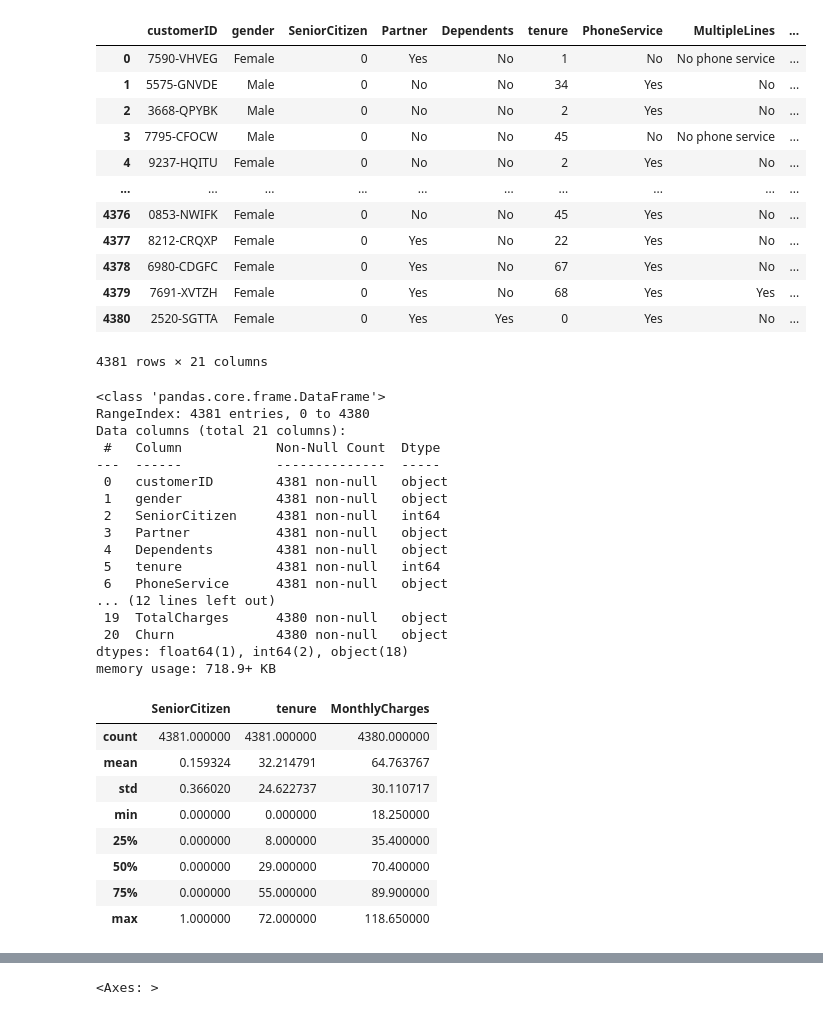
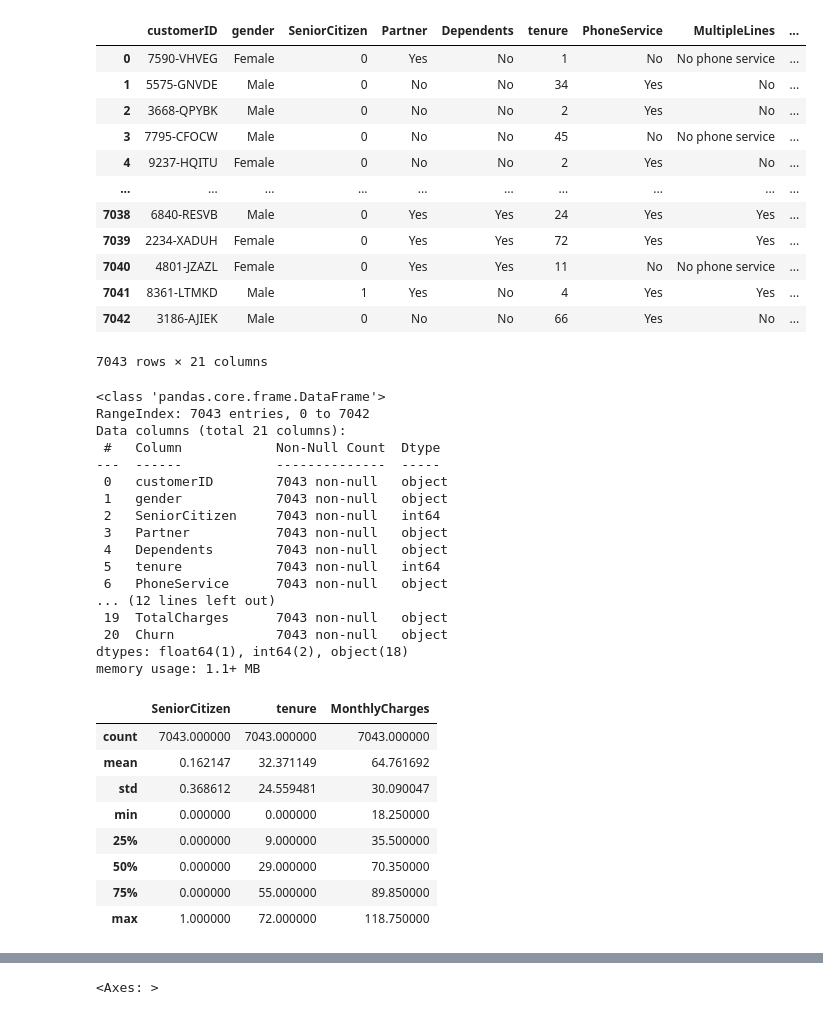
Before and after one commit to MohamedBOUKHALI/churn_prediction_project, a Jupyter notebook: EDA.ipynb, the cells around one changed output, grey strips where cells are left out. Cells and saved outputs as stored; diff of their text form; code cells hidden in the pictures.

```diff
--- a/EDA.ipynb
+++ b/EDA.ipynb
@@ -1,52 +1,52 @@
 # %%
 import pandas as pd
 
-df = pd.read_csv("Data.csv")
+df = pd.read_csv("data3.csv")
 df
 # %% [output]
 |  | customerID | gender | SeniorCitizen | Partner | Dependents | tenure | PhoneService | MultipleLines | ... |
 | 0 | 7590-VHVEG | Female | 0 | Yes | No | 1 | No | No phone service | ... |
 | 1 | 5575-GNVDE | Male | 0 | No | No | 34 | Yes | No | ... |
 | 2 | 3668-QPYBK | Male | 0 | No | No | 2 | Yes | No | ... |
 | 3 | 7795-CFOCW | Male | 0 | No | No | 45 | No | No phone service | ... |
 | 4 | 9237-HQITU | Female | 0 | No | No | 2 | Yes | No | ... |
 | ... | ... | ... | ... | ... | ... | ... | ... | ... | ... |
-| 4376 | 0853-NWIFK | Female | 0 | No | No | 45 | Yes | No | ... |
-| 4377 | 8212-CRQXP | Female | 0 | Yes | No | 22 | Yes | No | ... |
-| 4378 | 6980-CDGFC | Female | 0 | Yes | No | 67 | Yes | No | ... |
-| 4379 | 7691-XVTZH | Female | 0 | Yes | No | 68 | Yes | Yes | ... |
-| 4380 | 2520-SGTTA | Female | 0 | Yes | Yes | 0 | Yes | No | ... |
+| 7038 | 6840-RESVB | Male | 0 | Yes | Yes | 24 | Yes | Yes | ... |
+| 7039 | 2234-XADUH | Female | 0 | Yes | Yes | 72 | Yes | Yes | ... |
+| 7040 | 4801-JZAZL | Female | 0 | Yes | Yes | 11 | No | No phone service | ... |
+| 7041 | 8361-LTMKD | Male | 1 | Yes | No | 4 | Yes | Yes | ... |
+| 7042 | 3186-AJIEK | Male | 0 | No | No | 66 | Yes | No | ... |
-4381 rows × 21 columns
+7043 rows × 21 columns
 # %%
 df.info()
 df.describe()
 # %% [output]
 <class 'pandas.core.frame.DataFrame'>
-RangeIndex: 4381 entries, 0 to 4380
+RangeIndex: 7043 entries, 0 to 7042
 Data columns (total 21 columns):
  #   Column            Non-Null Count  Dtype
 ---  ------            --------------  -----
- 0   customerID        4381 non-null   object
- 1   gender            4381 non-null   object
- 2   SeniorCitizen     4381 non-null   int64
- 3   Partner           4381 non-null   object
- 4   Dependents        4381 non-null   object
- 5   tenure            4381 non-null   int64
- 6   PhoneService      4381 non-null   object
+ 0   customerID        7043 non-null   object
+ 1   gender            7043 non-null   object
+ 2   SeniorCitizen     7043 non-null   int64
+ 3   Partner           7043 non-null   object
+ 4   Dependents        7043 non-null   object
+ 5   tenure            7043 non-null   int64
+ 6   PhoneService      7043 non-null   object
 ... (12 lines left out)
- 19  TotalCharges      4380 non-null   object
- 20  Churn             4380 non-null   object
+ 19  TotalCharges      7043 non-null   object
+ 20  Churn             7043 non-null   object
 dtypes: float64(1), int64(2), object(18)
-memory usage: 718.9+ KB
+memory usage: 1.1+ MB
 |  | SeniorCitizen | tenure | MonthlyCharges |
-| count | 4381.000000 | 4381.000000 | 4380.000000 |
-| mean | 0.159324 | 32.214791 | 64.763767 |
-| std | 0.366020 | 24.622737 | 30.110717 |
+| count | 7043.000000 | 7043.000000 | 7043.000000 |
+| mean | 0.162147 | 32.371149 | 64.761692 |
+| std | 0.368612 | 24.559481 | 30.090047 |
 | min | 0.000000 | 0.000000 | 18.250000 |
-| 25% | 0.000000 | 8.000000 | 35.400000 |
-| 50% | 0.000000 | 29.000000 | 70.400000 |
-| 75% | 0.000000 | 55.000000 | 89.900000 |
-| max | 1.000000 | 72.000000 | 118.650000 |
+| 25% | 0.000000 | 9.000000 | 35.500000 |
+| 50% | 0.000000 | 29.000000 | 70.350000 |
+| 75% | 0.000000 | 55.000000 | 89.850000 |
+| max | 1.000000 | 72.000000 | 118.750000 |
 # %%
 from matplotlib import pyplot as plt
 import seaborn as sns
```
Also changed, not shown: parts of 3 cells of this notebook.
